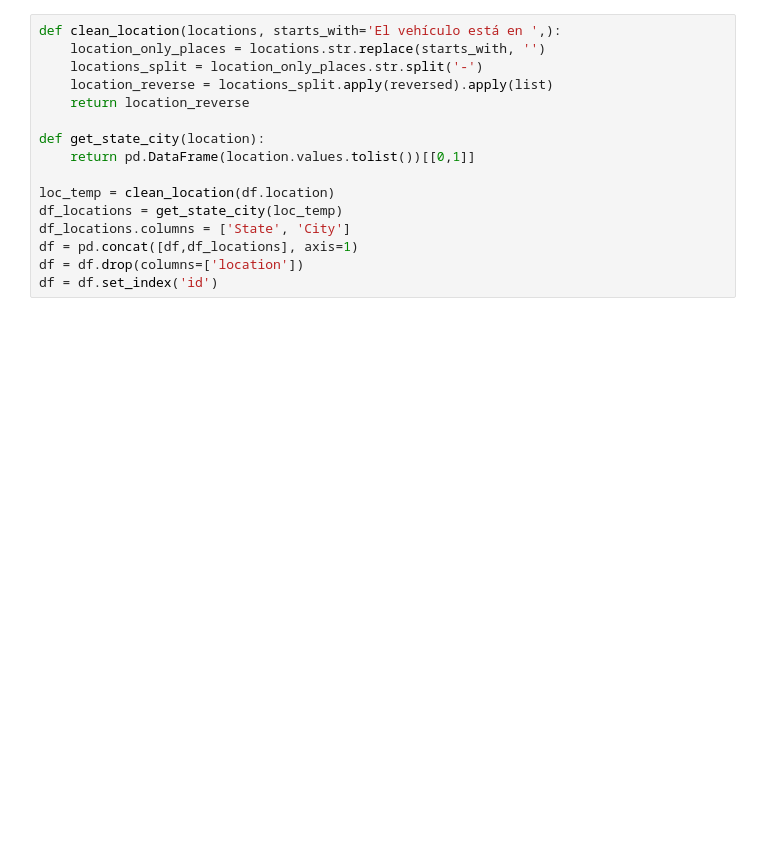
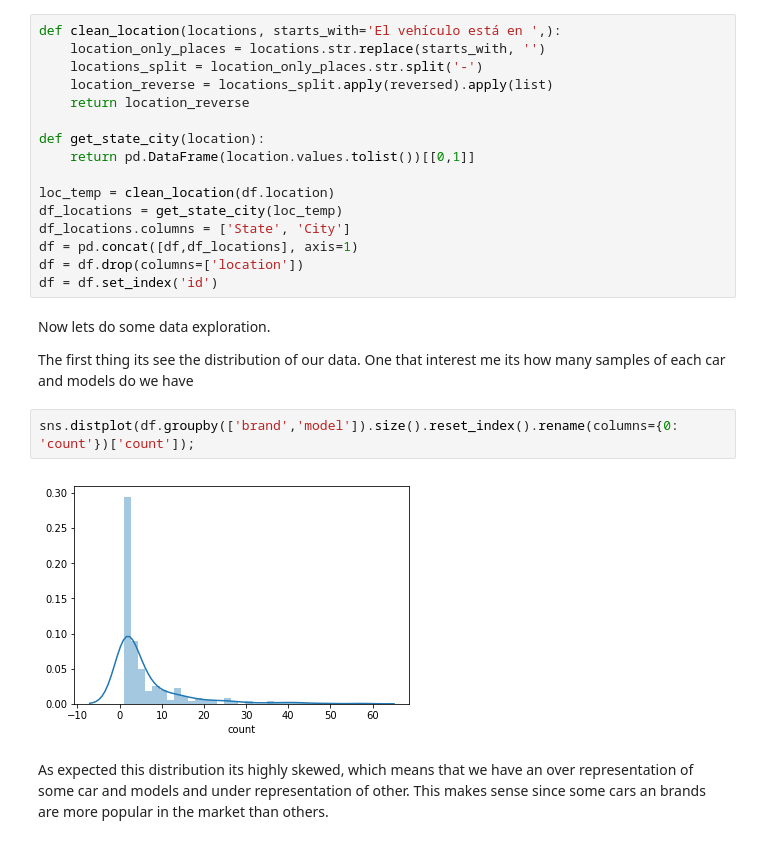
Before and after one commit to richardmon/car-prediction, a Jupyter notebook: Features.ipynb, the cells around one changed output. Saved outputs shown, nothing was run; the diff lists cells and outputs as text; blank space fills up the shorter version.

```diff
--- a/Features.ipynb
+++ b/Features.ipynb
@@ -98,3 +105,13 @@ df_locations.columns = ['State', 'City']
 df = pd.concat([df,df_locations], axis=1)
 df = df.drop(columns=['location'])
 df = df.set_index('id')
+# %% [markdown]
+Now lets do some data exploration.
+
+The first thing its see the distribution of our data. One that interest me its how many samples of each car and models do we have
+# %%
+sns.distplot(df.groupby(['brand','model']).size().reset_index().rename(columns={0: 'count'})['count']);
+# %% [output]
+[figure, added]
+# %% [markdown]
+As expected this distribution its highly skewed, which means that we have an over representation of some car and models and under representation of other. This makes sense since some cars an brands are more popular in the market than others.
```
Also changed, not shown: parts of 26 cells of this notebook, 1 other file.
